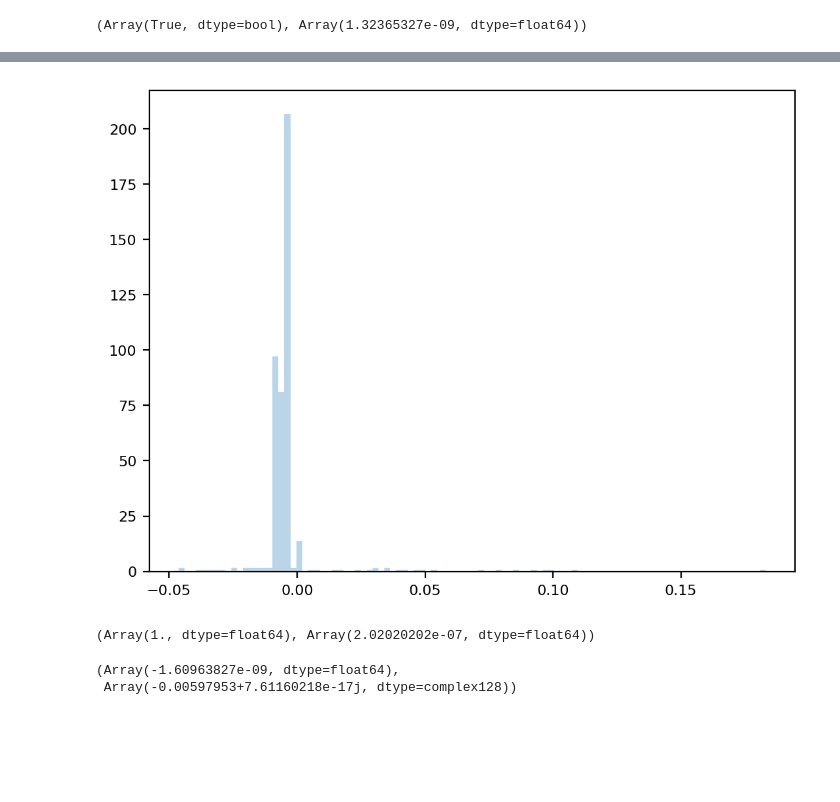
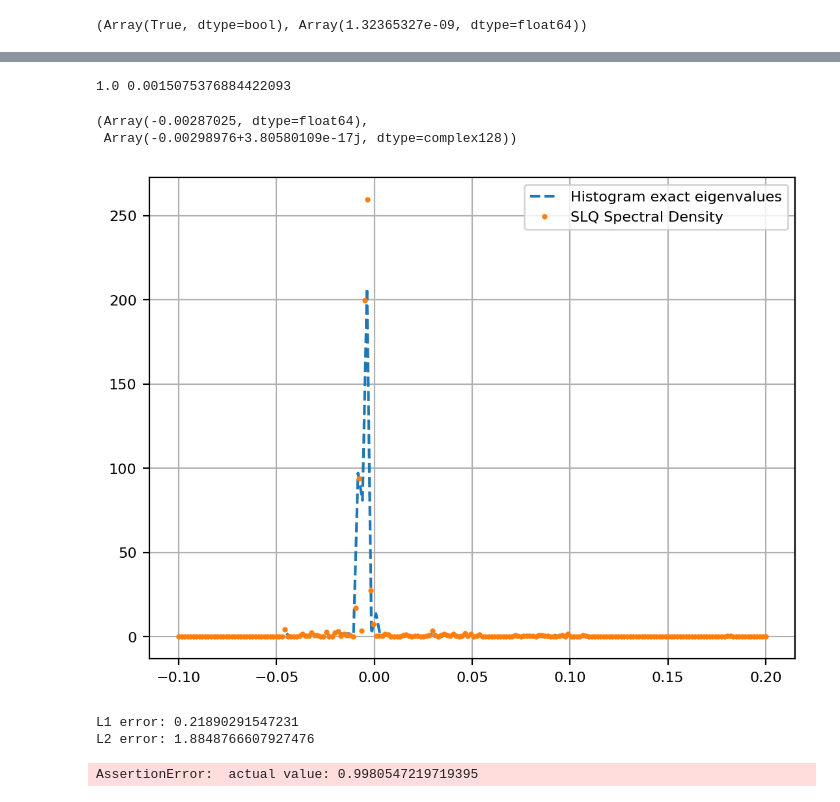
Before and after one commit to EmilianoG-byte/iqm-benchmarks, a Jupyter notebook: playground/num_sequences/testing_sd_approach.ipynb, the cells around one changed output, grey strips where cells are left out. Drawn from its saved outputs; the diff is of its cells as text; code cells hidden in the pictures; blank space fills up the shorter version.

```diff
--- a/playground/num_sequences/testing_sd_approach.ipynb
+++ b/playground/num_sequences/testing_sd_approach.ipynb
@@ -872,4 +872,7 @@ def hessian_vector_function(v: jnp.ndarray) -> jnp.ndarray:
     dim = Hessian_matrix.shape[0]
     vector_z_z_conj = jnp.concatenate([v, v.conj()])
     return (Hessian_matrix @ vector_z_z_conj)[:dim//2]  # Return only the first half corresponding to Z
+# %%
+import jax
+jax.config.update("jax_debug_nans", True)
 # %%
@@ -946,19 +970,13 @@ plt.plot(xs, rho, 'o', label='SLQ Spectral Density')
-# %%
-# plt.plot(xs, rho)
-plt.figure(dpi=200)
-plt.hist(eigenvals_hermitian.real, bins=100, density=True, alpha=0.3)
-plt.show()
-# %% [output]
-[figure, removed]
-# %%
-dx = xs[1] - xs[0]
-jnp.sum(rho) * dx, dx
-# %% [output]
-(Array(1., dtype=float64), Array(2.02020202e-07, dtype=float64))
 # %%
-mean_slq = jnp.sum(xs * rho) * dx
-trace_est = jnp.trace(Hessian_matrix) / dim_input
+# Verify normalization
+dx = grid[1] - grid[0]
+print(jnp.sum(spectral_density * dx) , dx)
+
+# Estimation of the trace
+mean_slq = jnp.sum(grid * spectral_density) * dx # not entirely sure how this approximates the trace?
+trace_est = jnp.trace(Hessian_matrix) / (2 * dim_input) # the extra 2 because is the actual dimension of H
 mean_slq, trace_est
 # %% [output]
-(Array(-1.60963827e-09, dtype=float64),
- Array(-0.00597953+7.61160218e-17j, dtype=complex128))
+1.0 0.0015075376884422093
+(Array(-0.00287025, dtype=float64),
+ Array(-0.00298976+3.80580109e-17j, dtype=complex128))
@@ -964,0 +987,39 @@ mean_slq, trace_est
+# %%
+hist, bin_edges = jnp.histogram(
+    eigenvals_hermitian_real,
+    bins=100,
+    density=True
+)
+bin_centers = 0.5 * (bin_edges[:-1] + bin_edges[1:])
+# %%
+plt.figure(dpi=200)
+plt.plot(bin_centers, hist, "--", label="Histogram exact eigenvalues")
+plt.plot(grid, spectral_density, 'o', markersize=2,label='SLQ Spectral Density')
+# plt.stairs(hist, bin_edges)
+# plt.hist(eigenvals_hermitian_real, bins=100, density=True, alpha=0.3,)
+# plt.plot(grid, spectral_density_exact, '--', label="Exact KDE")
+plt.legend()
+plt.grid()
+plt.show()
+# %% [output]
+[figure, added]
+# %%
+# Compute the L1 and L2 norm errors between the SLQ and the "exact" Gaussian spectral density
+dx = grid[1] - grid[0]
+l1_error = jnp.sum(jnp.abs(spectral_density - spectral_density_exact)) * dx
+print(f"L1 error: {l1_error}")
+
+l2_error = jnp.sqrt(jnp.sum((spectral_density - spectral_density_exact)**2) * dx)
+print(f"L2 error: {l2_error}")
+# It seems like these values are to be expected since a slight shift in the peaks would make a big difference in the norm errors.
+# %% [output]
+L1 error: 0.21890291547231
+L2 error: 1.8848766607927476
+# %%
+norm_slq = jnp.sum(spectral_density) * dx
+assert abs(norm_slq - 1.0) < 1e-3, f"actual value: {norm_slq}"
+norm_exact = jnp.sum(spectral_density_exact) * dx
+# Not exactly normalized!
+assert abs(norm_exact - 1.0) < 1e-3, f" actual value: {norm_exact}"
+# %% [output]
+AssertionError:  actual value: 0.9980547219719395
```
Also changed, not shown: parts of 33 cells of this notebook, 1 other file.
